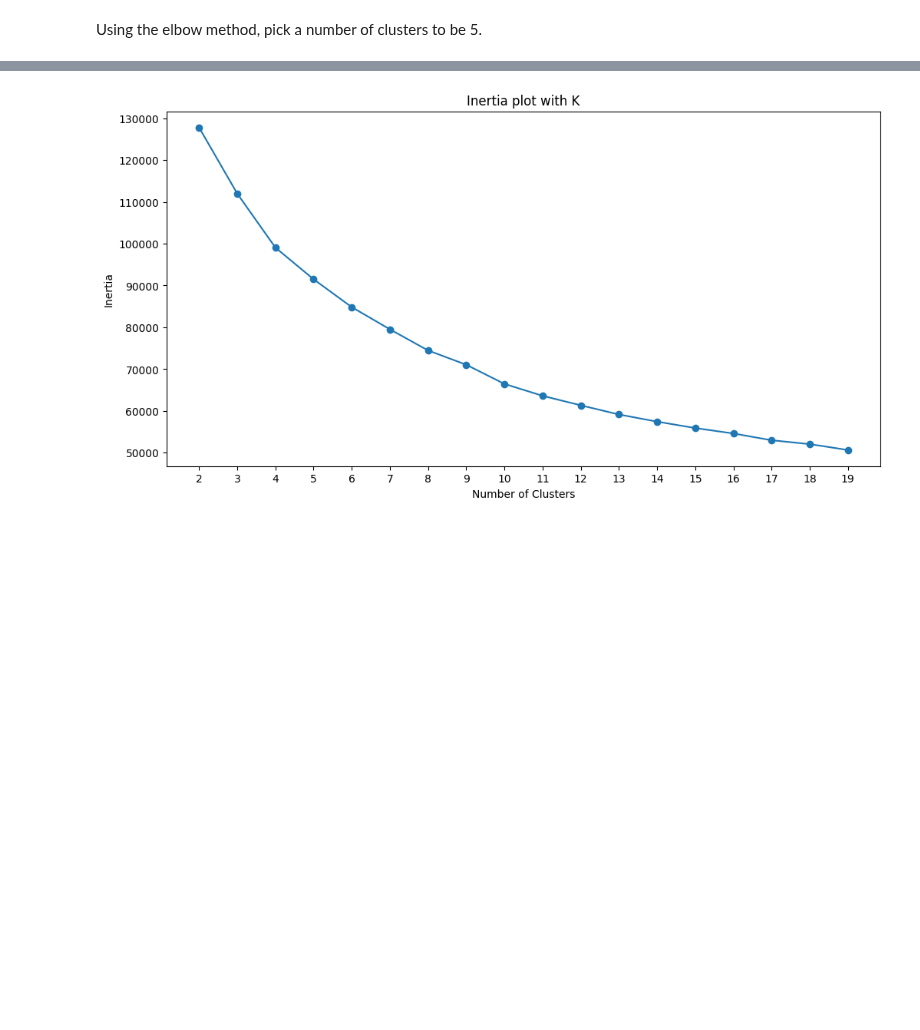
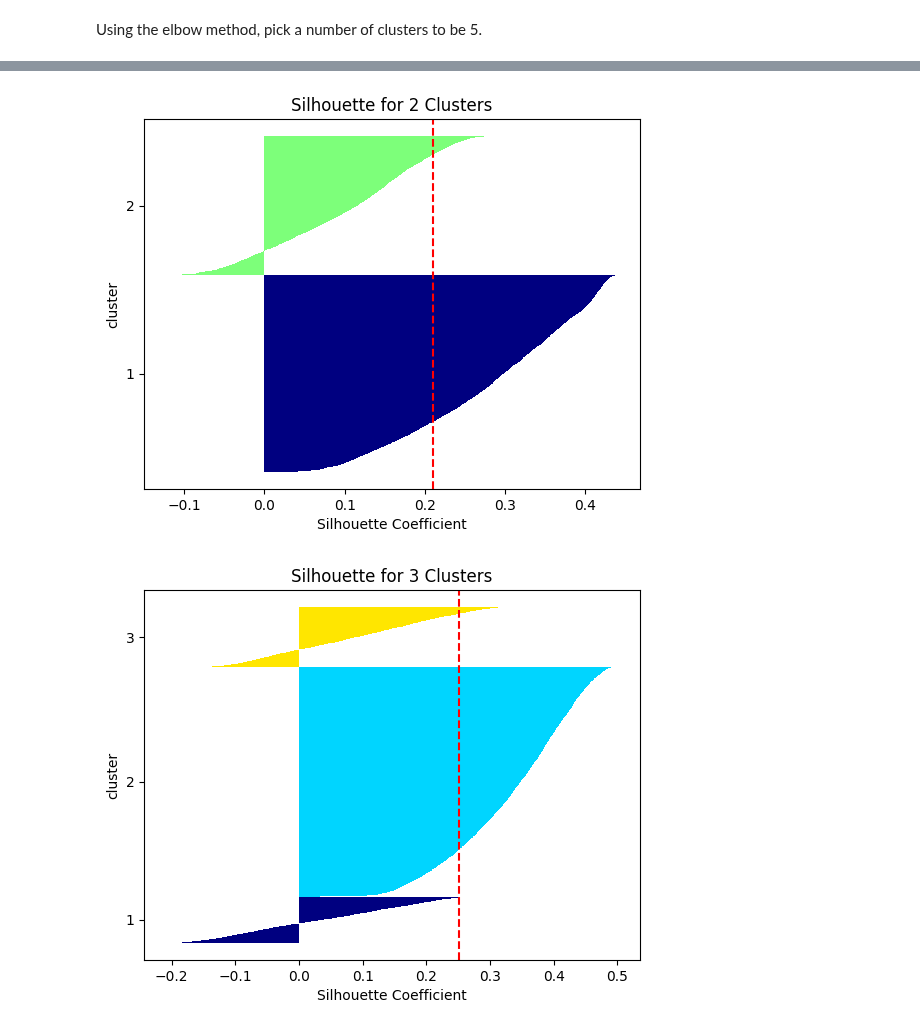
Before and after one commit to LLF00/datascience1, a Jupyter notebook: datascience2/assignment2_clustering.ipynb, the cells around one changed output, grey strips where cells are left out. Saved outputs shown, nothing was run; the diff lists cells and outputs as text; code cells hidden in the pictures; blank space fills up the shorter version.

```diff
--- a/datascience2/assignment2_clustering.ipynb
+++ b/datascience2/assignment2_clustering.ipynb
@@ -339,2 +335,38 @@ def inertia_plot(clust, X, start = 2, stop = 20):
 # %% [markdown]
 Using the elbow method, pick a number of clusters to be 5.
+# %%
+from sklearn.metrics import silhouette_samples, silhouette_score
+from matplotlib import cm
+
+def silh_samp_cluster(clust,  X, start=2, stop=5, metric = 'euclidean'):
+    # taken from sebastian Raschkas book Python Machine Learning second edition
+    for x in range(start, stop):
+        km = clust(n_clusters = x)
+        y_km = km.fit_predict(X)
+        cluster_labels = np.unique(y_km)
+        n_clusters = cluster_labels.shape[0]
+        silhouette_vals = silhouette_samples(X, y_km, metric = metric)
+        y_ax_lower, y_ax_upper =0,0
+        yticks = []
+        for i, c in enumerate(cluster_labels):
+            c_silhouette_vals = silhouette_vals[y_km == c]
+            c_silhouette_vals.sort()
+            y_ax_upper += len(c_silhouette_vals)
+            color = cm.jet(float(i)/n_clusters)
+            plt.barh(range(y_ax_lower, y_ax_upper),
+                    c_silhouette_vals,
+                    height=1.0,
+                    edgecolor='none',
+                    color = color)
+            yticks.append((y_ax_lower + y_ax_upper)/2.)
+            y_ax_lower+= len(c_silhouette_vals)
+
+        silhouette_avg = np.mean(silhouette_vals)
+        plt.axvline(silhouette_avg,
+                   color = 'red',
+                   linestyle = "--")
+        plt.yticks(yticks, cluster_labels+1)
+        plt.ylabel("cluster")
+        plt.xlabel('Silhouette Coefficient')
+        plt.title('Silhouette for ' + str(x) + " Clusters")
+        plt.show()
@@ -341,4 +383,5 @@ Using the elbow method, pick a number of clusters to be 5.
 # %%
-inertia_plot(KMeans, df_imputed)
+silh_samp_cluster(KMeans, df_imputed, stop=6)
 # %% [output]
-[figure, old version]
+[figure, new version]
+[figure, added]
```
Also changed, not shown: parts of 6 cells of this notebook, 2 other files.
